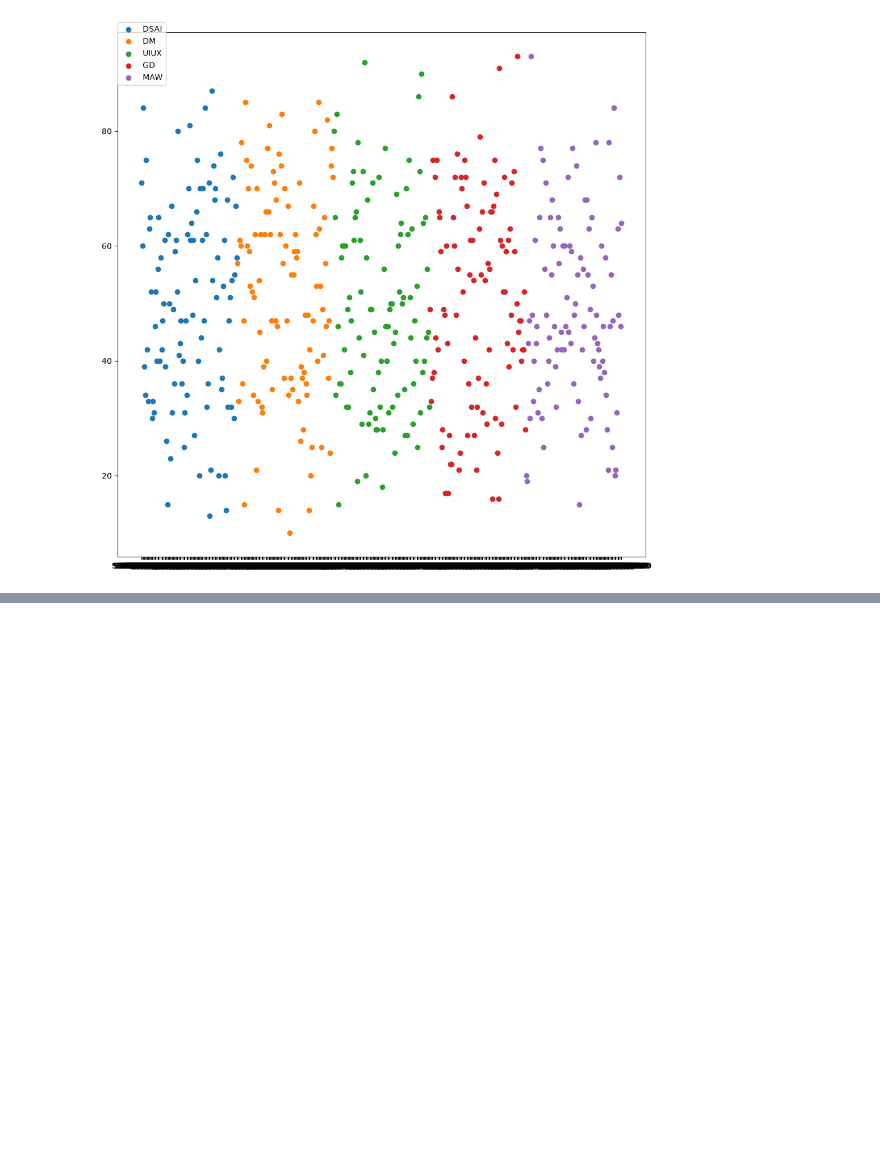
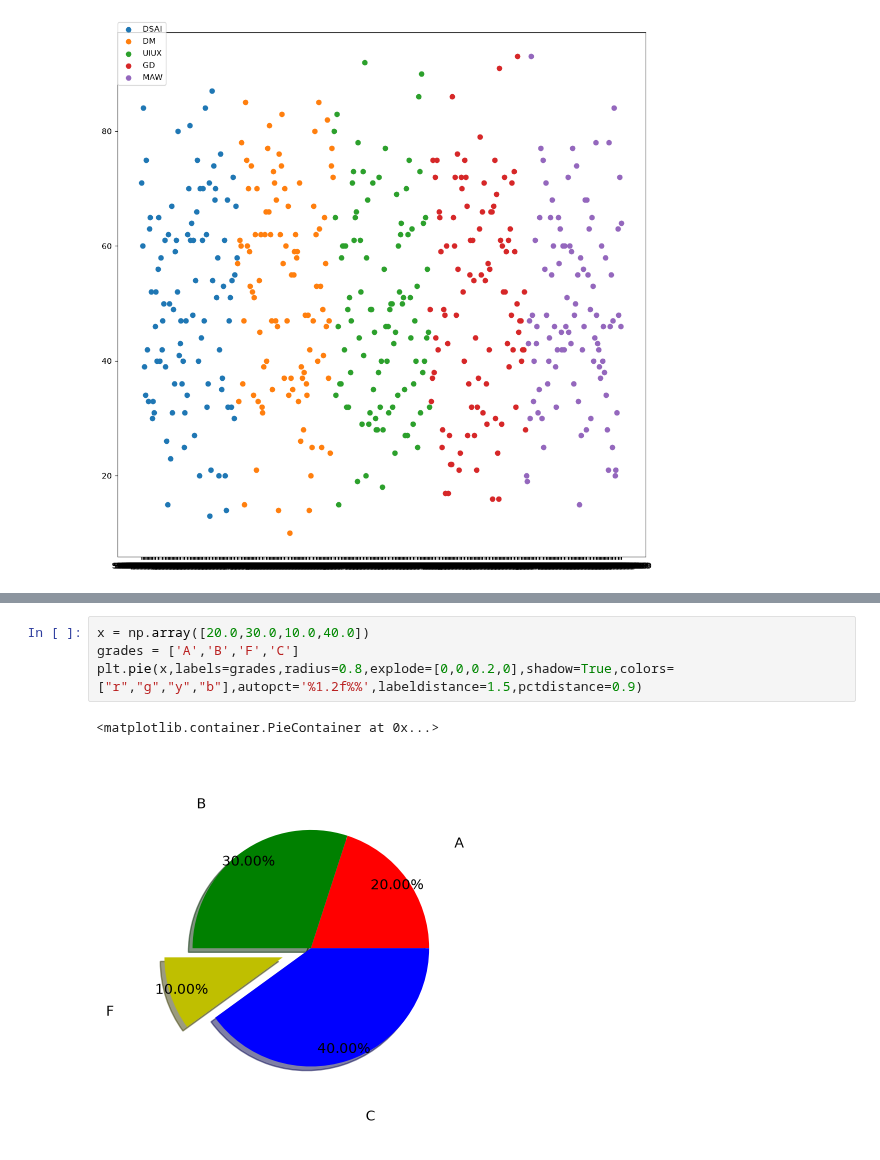
Before and after one commit to memonY49/SMIT-AI-DS-Batch-4, a Jupyter notebook: matplot_practice.ipynb, the cells around one changed output, grey strips where cells are left out. Drawn from its saved outputs; the diff is of its cells as text; blank space fills up the shorter version.

```diff
--- a/matplot_practice.ipynb
+++ b/matplot_practice.ipynb
@@ -351,0 +359,7 @@ for cl in students['class'].unique():
+# %%
+x = np.array([20.0,30.0,10.0,40.0])
+grades = ['A','B','F','C']
+plt.pie(x,labels=grades,radius=0.8,explode=[0,0,0.2,0],shadow=True,colors=["r","g","y","b"],autopct='%1.2f%%',labeldistance=1.5,pctdistance=0.9)
+# %% [output]
+<matplotlib.container.PieContainer at 0x...>
+[figure, added]
```
Also changed, not shown: parts of 2 cells of this notebook, 2 other files.
